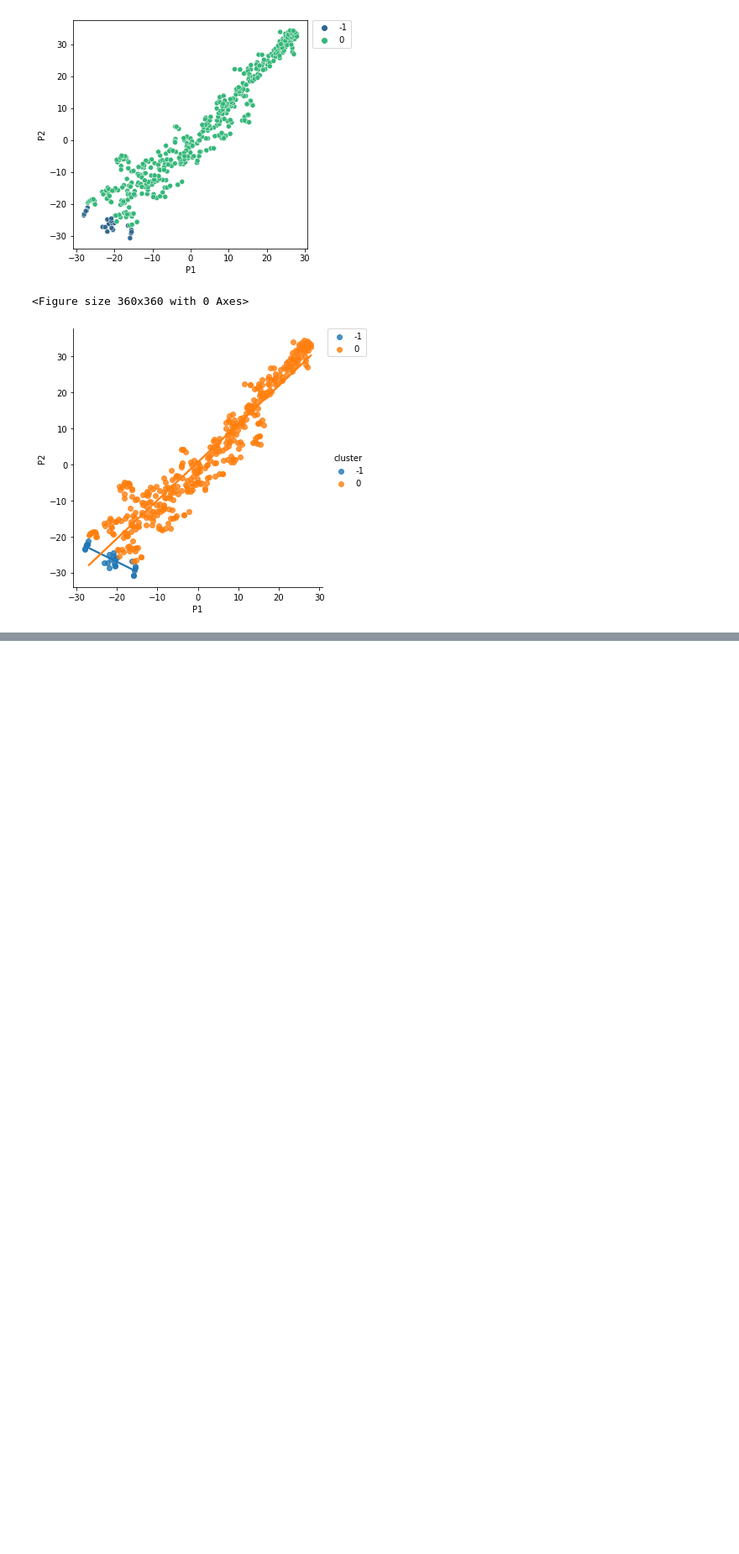
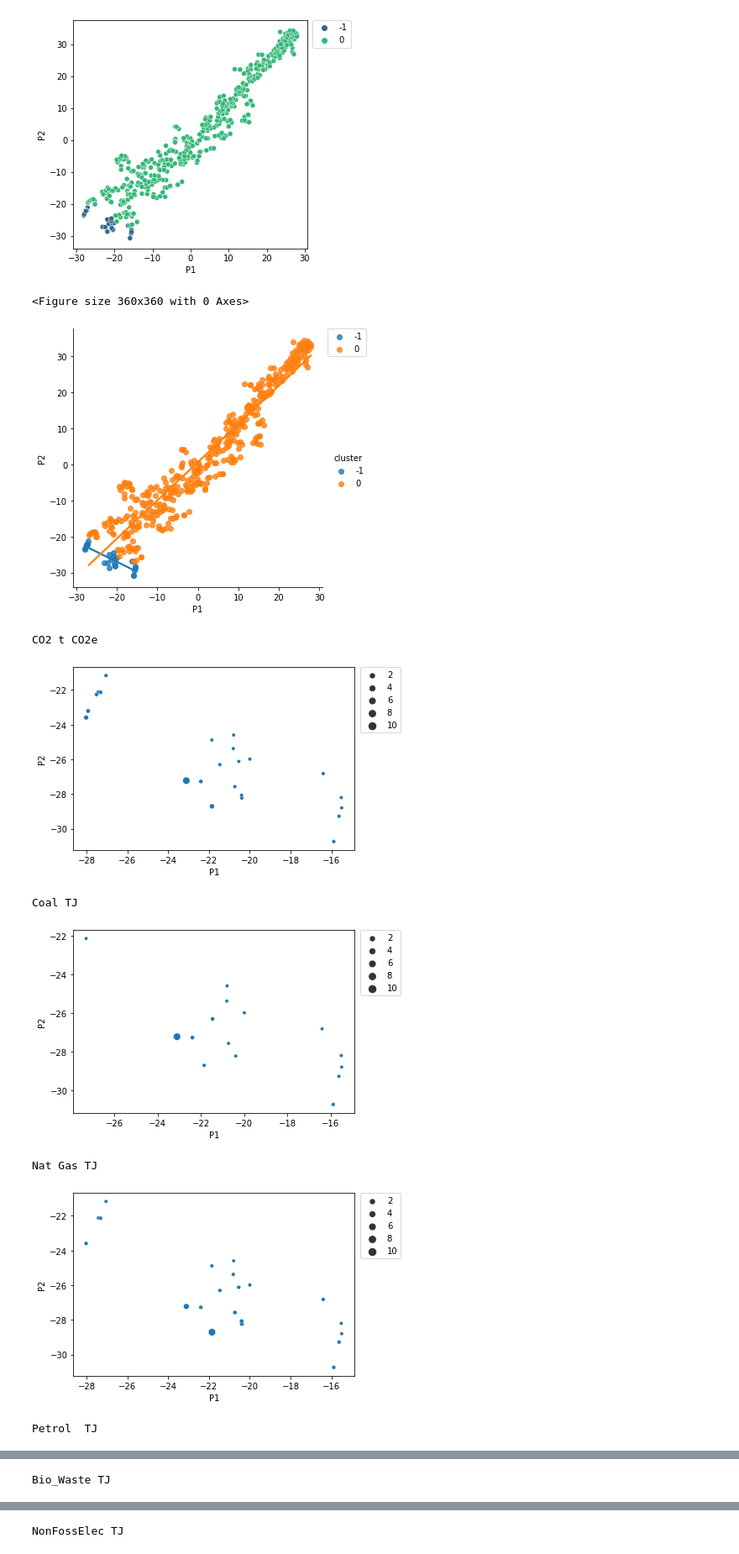
Before and after one commit to WeiquanLuo/LCA-PetFoodSupplyChain2, a Jupyter notebook: cluster.ipynb, the cells around one changed output, grey strips where cells are left out. Shown: that part at 84% size. Drawn from its saved outputs; the diff is of its cells as text; code cells hidden in the pictures; blank space fills up the shorter version.

Commit message:
split plot

```diff
--- a/cluster.ipynb
+++ b/cluster.ipynb
@@ -167,3 +169,25 @@ plot_lm(sector_cluster, hue="cluster", if_ledgend= True)
 # %% [output]
 <Figure size 360x360 with 0 Axes>
 [figure]
+# %%
+for col in df.columns[2:]:
+    print(col)
+    col0mask = df[col]!=0
+
+    tmp= sector_cluster[col0mask].copy()
+    tmp['value']=df[col0mask][[col]]
+
+    fig = plt.figure()
+    sns.scatterplot(data=tmp[sector_cluster['cluster']=='-1'],
+                    x="P1", y="P2", size = 'value', palette="viridis")
+    plt.legend(bbox_to_anchor=(1.02, 1), loc='upper left', borderaxespad=0)
+    plt.savefig('img/'+ col +'.png')
+    plt.show()
+# %% [output]
+CO2 t CO2e
+[figure, added]
+Coal TJ
+[figure, added]
+Nat Gas TJ
+[figure, added]
+Petrol  TJ
@@ -169,0 +195 @@ plot_lm(sector_cluster, hue="cluster", if_ledgend= True)
+Bio_Waste TJ
@@ -169,0 +197 @@ plot_lm(sector_cluster, hue="cluster", if_ledgend= True)
+NonFossElec TJ
```
Also changed, not shown: parts of 8 cells of this notebook, 17 other files.
